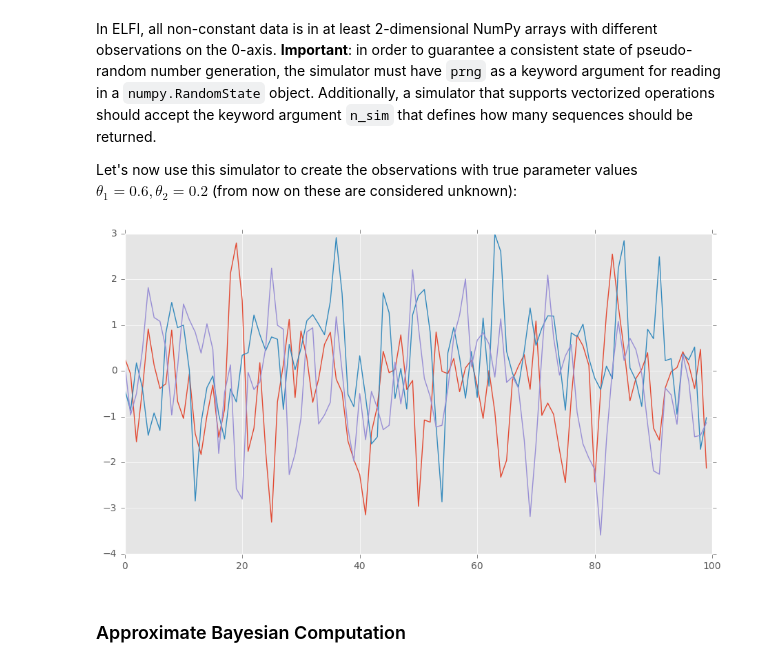
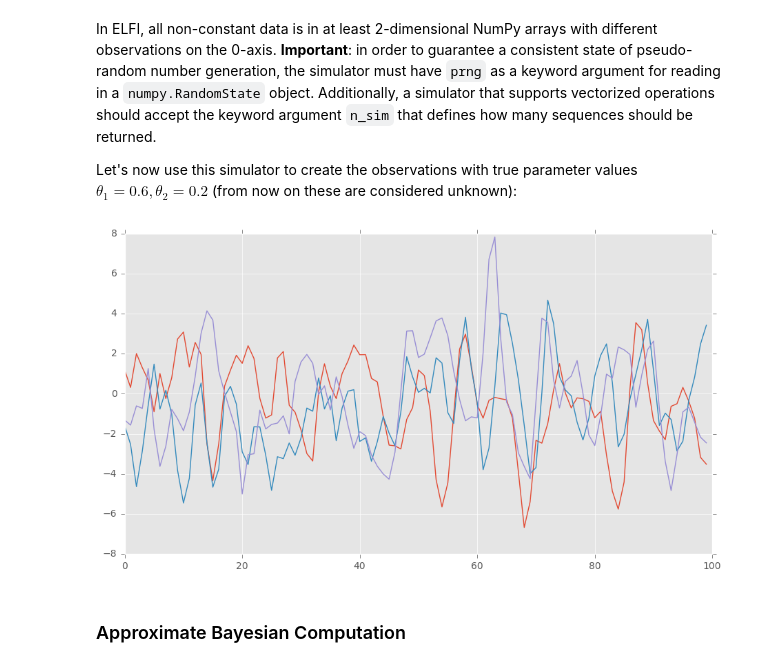
Before and after one commit to elfi-dev/elfi, a Jupyter notebook: notebooks/ma2_example.ipynb, the cells around one changed output. Drawn from its saved outputs; the diff is of its cells as text; code cells hidden in the pictures.

```diff
--- a/notebooks/ma2_example.ipynb
+++ b/notebooks/ma2_example.ipynb
@@ -38,21 +38,21 @@ In ELFI, all non-constant data is in at least 2-dimensional NumPy arrays with di
 Let's now use this simulator to create the observations with true parameter values $\theta_1=0.6, \theta_2=0.2$ (from now on these are considered unknown):
 # %%
 # true parameters
-t1_0 = 0.6
-t2_0 = 0.2
+t1_0 = 1.6
+t2_0 = 1.3
 
 # Set up observed data y
 y = MA2(t1_0, t2_0)
 
 # Plot the observed sequence
 plt.figure(figsize=(11, 6));
 plt.plot(y.flatten());
 
 # To illustrate the stochasticity, let's plot a couple of more observations with the same true parameters:
 plt.plot(MA2(t1_0, t2_0).flatten());
 plt.plot(MA2(t1_0, t2_0).flatten());
 # %% [output]
-[figure, old version]
+[figure, new version]
 # %% [markdown]
 ### Approximate Bayesian Computation
 # %% [markdown]
```
Also changed, not shown: parts of 21 cells of this notebook, 2 other files.
